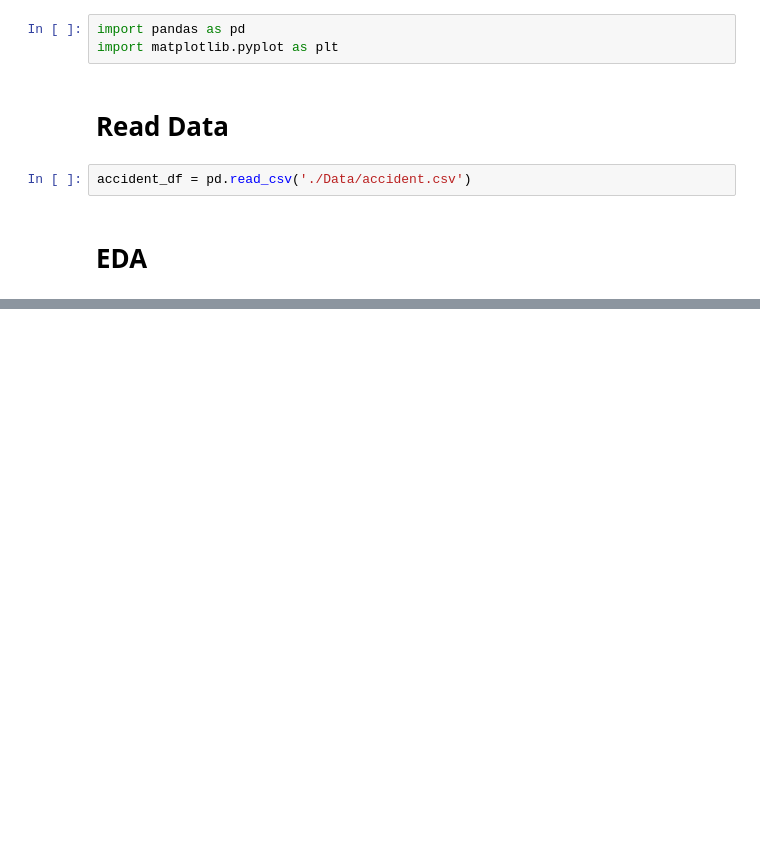
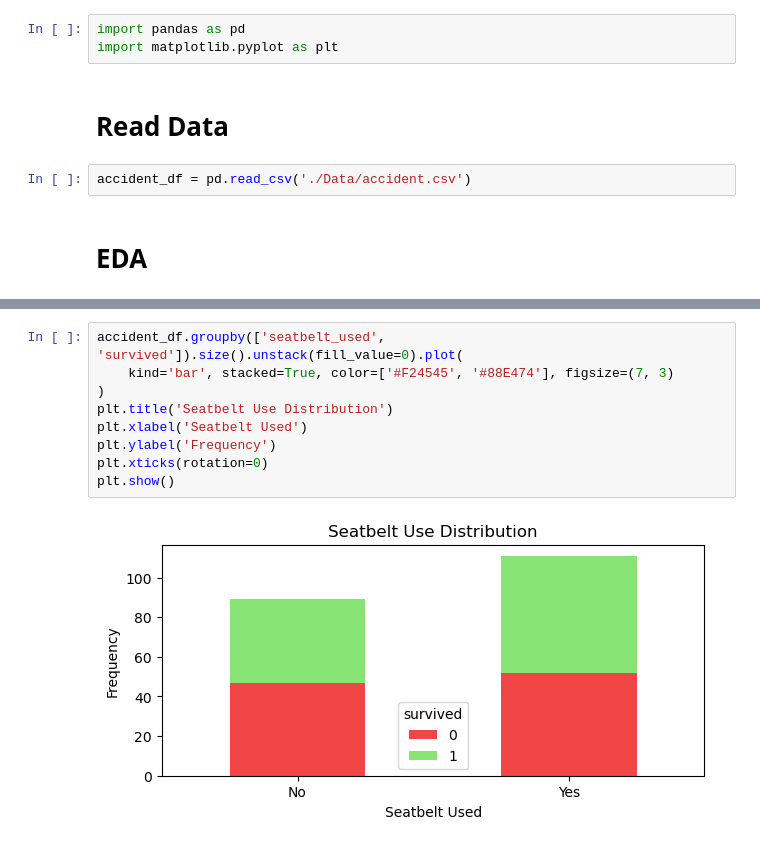
Before and after one commit to 20mattk/Road-Accident-Survival, a Jupyter notebook: Road Accident Survival.ipynb, the cells around one changed output, grey strips where cells are left out. Cells and saved outputs as stored; diff of their text form; blank space fills up the shorter version.

```diff
--- a/Road Accident Survival.ipynb
+++ b/Road Accident Survival.ipynb
@@ -60,0 +87,11 @@ plt.show()
+# %%
+accident_df.groupby(['seatbelt_used', 'survived']).size().unstack(fill_value=0).plot(
+    kind='bar', stacked=True, color=['#F24545', '#88E474'], figsize=(7, 3)
+)
+plt.title('Seatbelt Use Distribution')
+plt.xlabel('Seatbelt Used')
+plt.ylabel('Frequency')
+plt.xticks(rotation=0)
+plt.show()
+# %% [output]
+[figure, added]
```
Also changed, not shown: parts of 9 cells of this notebook.
